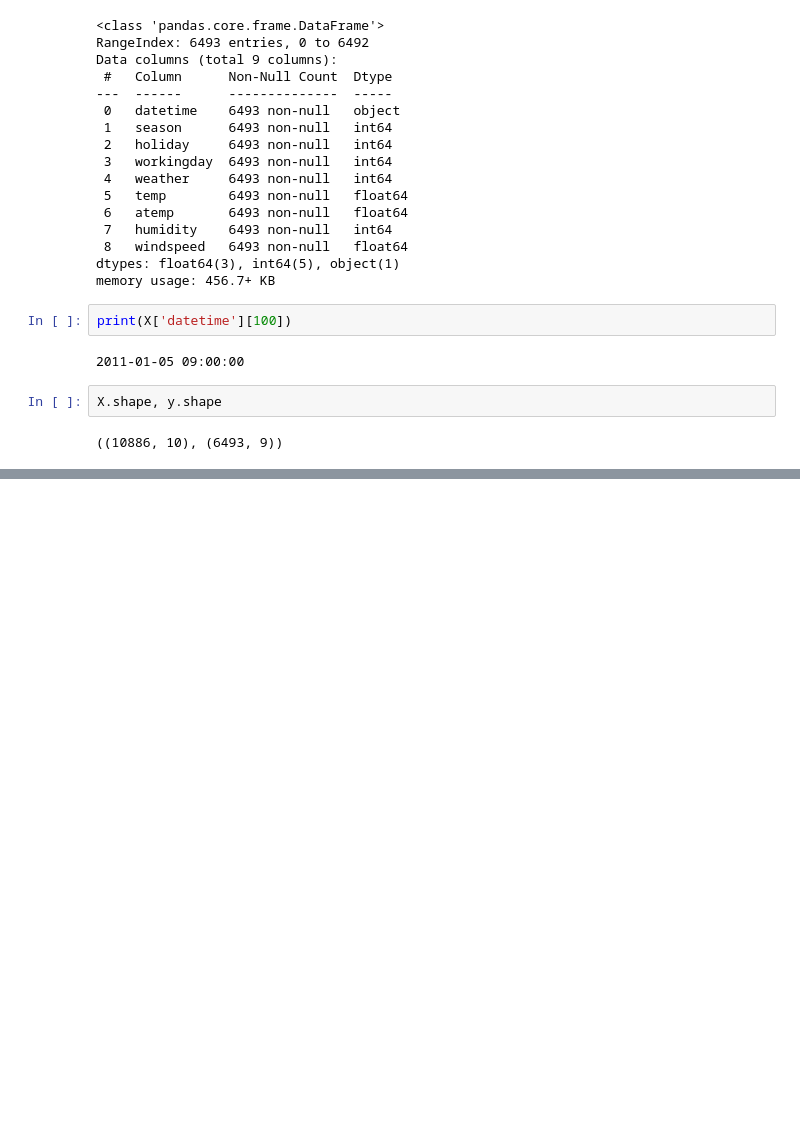
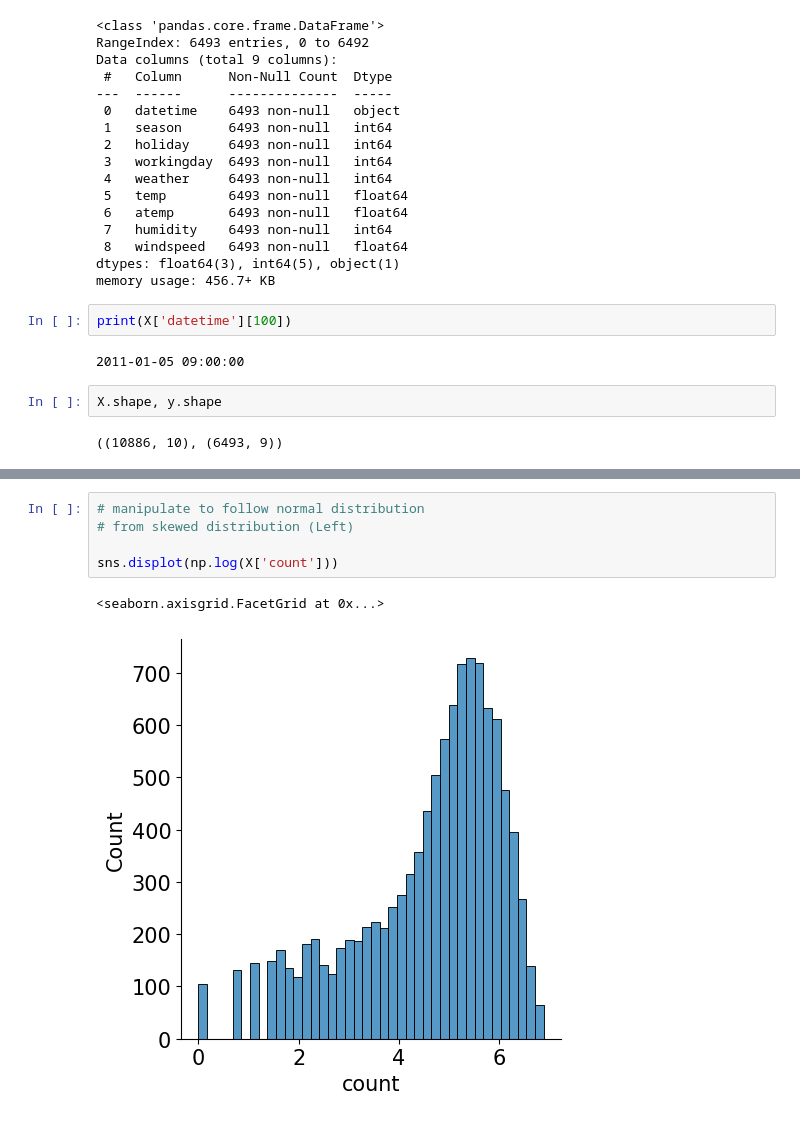
Before and after one commit to Hyun2l/ML_Competition, a Jupyter notebook: bike-sharing-demand/EDA.ipynb, the cells around one changed output, grey strips where cells are left out. Cells and saved outputs as stored; diff of their text form; blank space fills up the shorter version.

```diff
--- a/bike-sharing-demand/EDA.ipynb
+++ b/bike-sharing-demand/EDA.ipynb
@@ -91,0 +132,8 @@ ValueError: Found input variables with inconsistent numbers of samples: [10886,
+# %%
+# manipulate to follow normal distribution
+# from skewed distribution (Left)
+
+sns.displot(np.log(X['count']))
+# %% [output]
+<seaborn.axisgrid.FacetGrid at 0x...>
+[figure, added]
```
Also changed, not shown: parts of 14 cells of this notebook.
